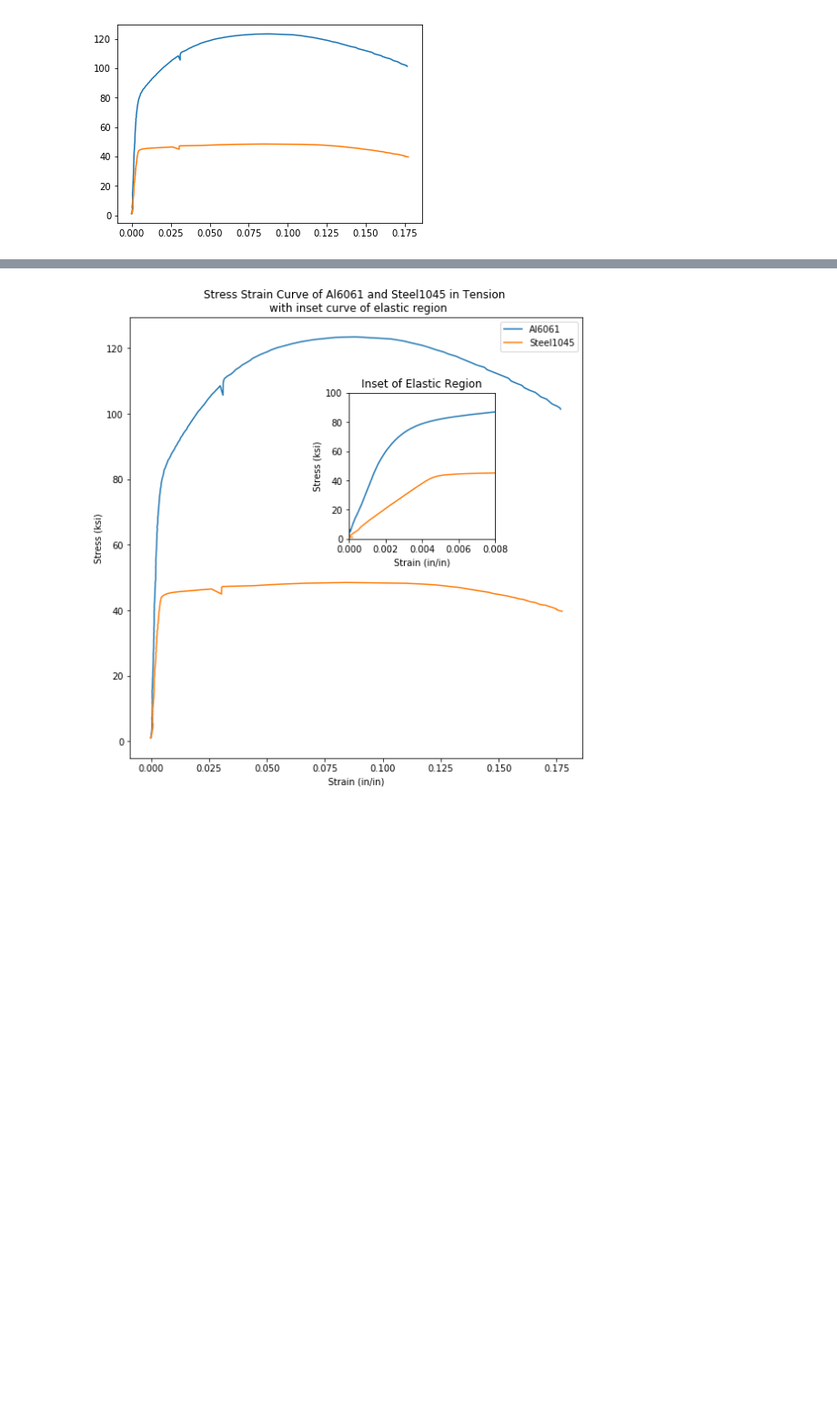
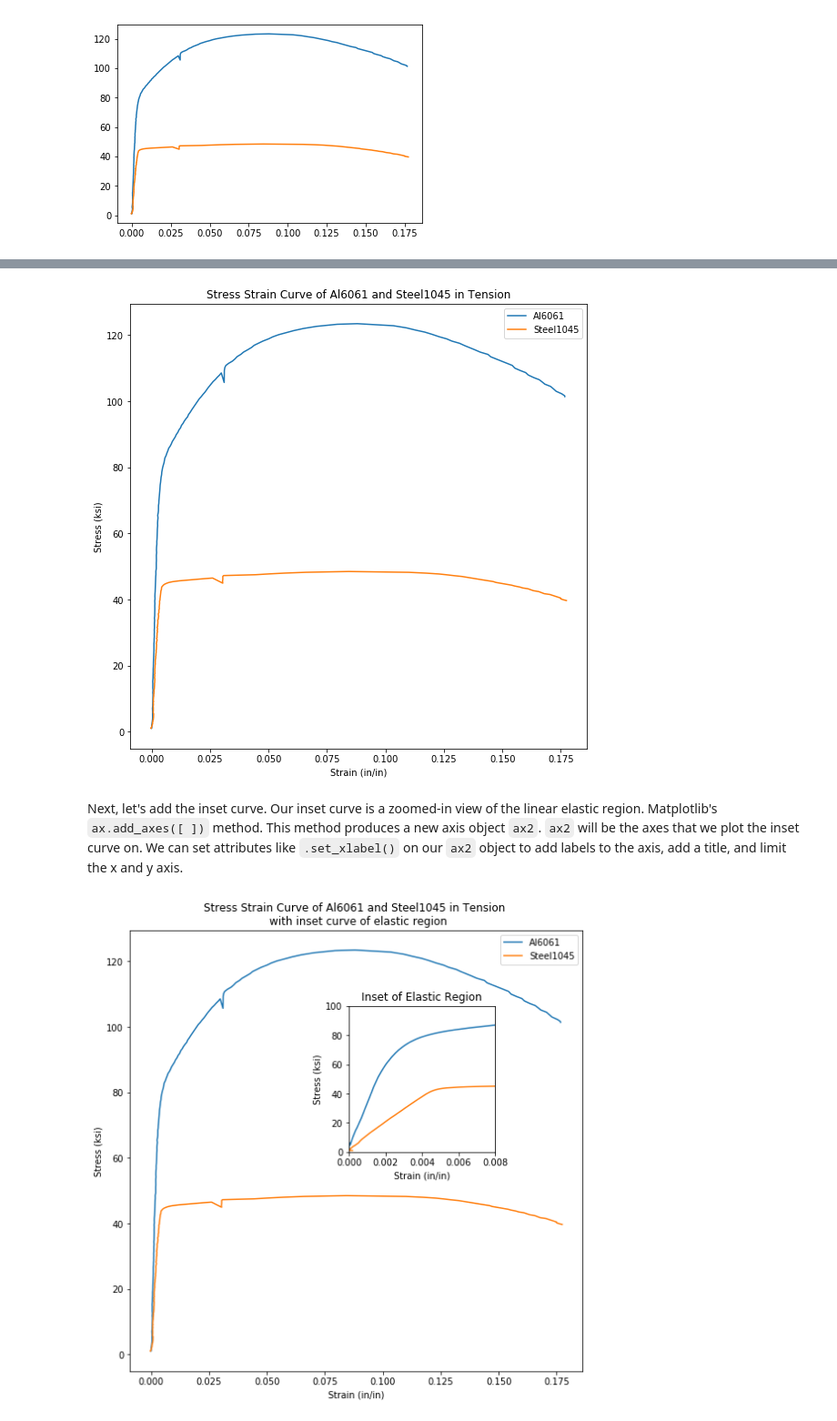
Before and after one commit to ProfessorKazarinoff/staticsite, a Jupyter notebook: content/code/matplotlib_plots/stress_strain_curves/stress_strain_curve_with_inset_elastic_region.ipynb, the cells around one changed output, grey strips where cells are left out. Shown at 91% size. Saved outputs shown, nothing was run; the diff lists cells and outputs as text; code cells hidden in the pictures; blank space fills up the shorter version.

Commit message:
working on inset curve

````diff
--- a/content/code/matplotlib_plots/stress_strain_curves/stress_strain_curve_with_inset_elastic_region.ipynb
+++ b/content/code/matplotlib_plots/stress_strain_curves/stress_strain_curve_with_inset_elastic_region.ipynb
@@ -129,3 +140,17 @@ plt.show()
+# %%
+fig, ax1 = plt.subplots()
+fig.set_size_inches([9,9])
+ax1.plot(strain_al_plastic,stress_al,strain_steel_plastic,stress_steel)
+ax1.legend(['Al6061','Steel1045'])
+ax1.set_xlabel('Strain (in/in)')
+ax1.set_ylabel('Stress (ksi)')
+ax1.set_title('Stress Strain Curve of Al6061 and Steel1045 in Tension')
+
+plt.show()
+# %% [output]
+[figure, added]
+# %% [markdown]
+Next, let's  add the inset curve. Our inset curve is a zoomed-in view of the linear elastic region. Matplotlib's ```ax.add_axes([ ])``` method. This method produces a new axis object ```ax2```. ```ax2``` will be the axes that we plot the inset curve on. We can set attributes like ```.set_xlabel()``` on our ```ax2``` object to add labels to the axis, add a title, and limit the x and y axis.
 # %%
 fig, ax1 = plt.subplots()
 fig.set_size_inches([9,9])
````
Also changed, not shown: parts of 4 cells of this notebook.
